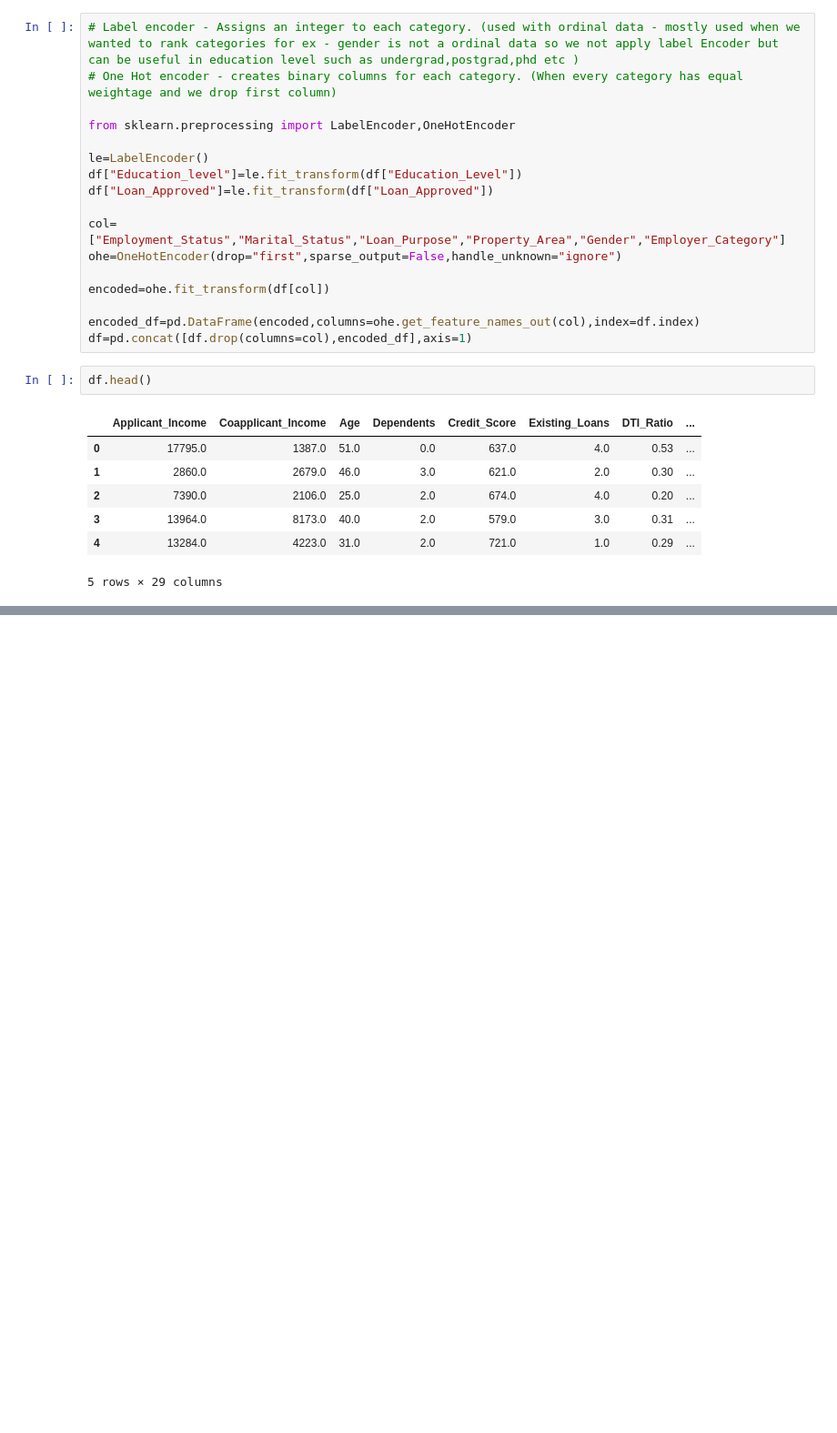
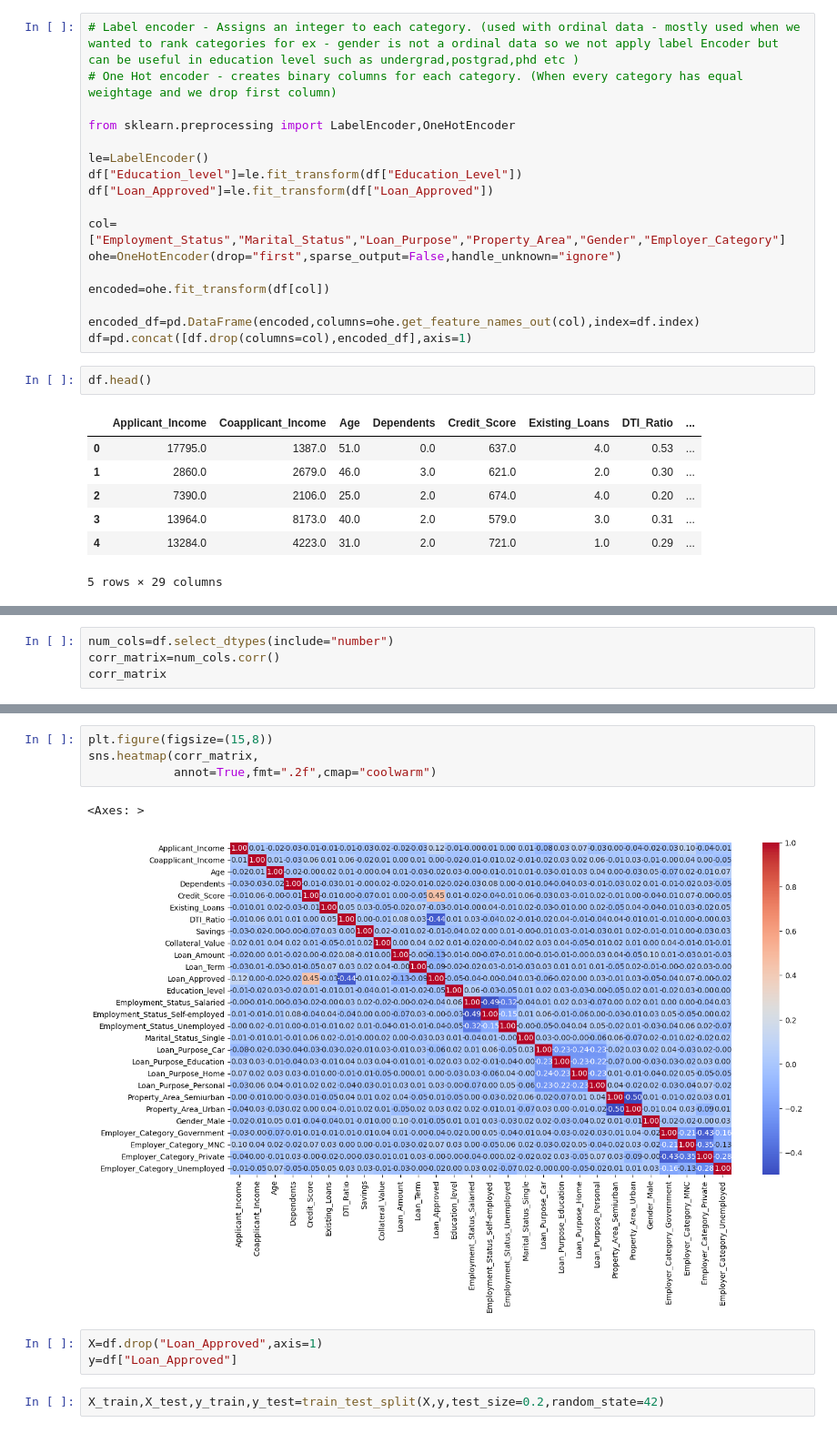
Before and after one commit to Sayansh2004/AI-ML, a Jupyter notebook: Projects/creditwiseLoanApproval/loanApproval.ipynb, the cells around one changed output, grey strips where cells are left out. Shown at 91% size. Drawn from its saved outputs; the diff is of its cells as text; blank space fills up the shorter version.

```diff
--- a/Projects/creditwiseLoanApproval/loanApproval.ipynb
+++ b/Projects/creditwiseLoanApproval/loanApproval.ipynb
@@ -156,0 +164,4 @@ df.head()
+# %%
+num_cols=df.select_dtypes(include="number")
+corr_matrix=num_cols.corr()
+corr_matrix
@@ -156,0 +207,12 @@ df.head()
+# %%
+plt.figure(figsize=(15,8))
+sns.heatmap(corr_matrix,
+            annot=True,fmt=".2f",cmap="coolwarm")
+# %% [output]
+<Axes: >
+[figure, added]
+# %%
+X=df.drop("Loan_Approved",axis=1)
+y=df["Loan_Approved"]
+# %%
+X_train,X_test,y_train,y_test=train_test_split(X,y,test_size=0.2,random_state=42)
```
Also changed, not shown: parts of 4 cells of this notebook, 1 other file.
